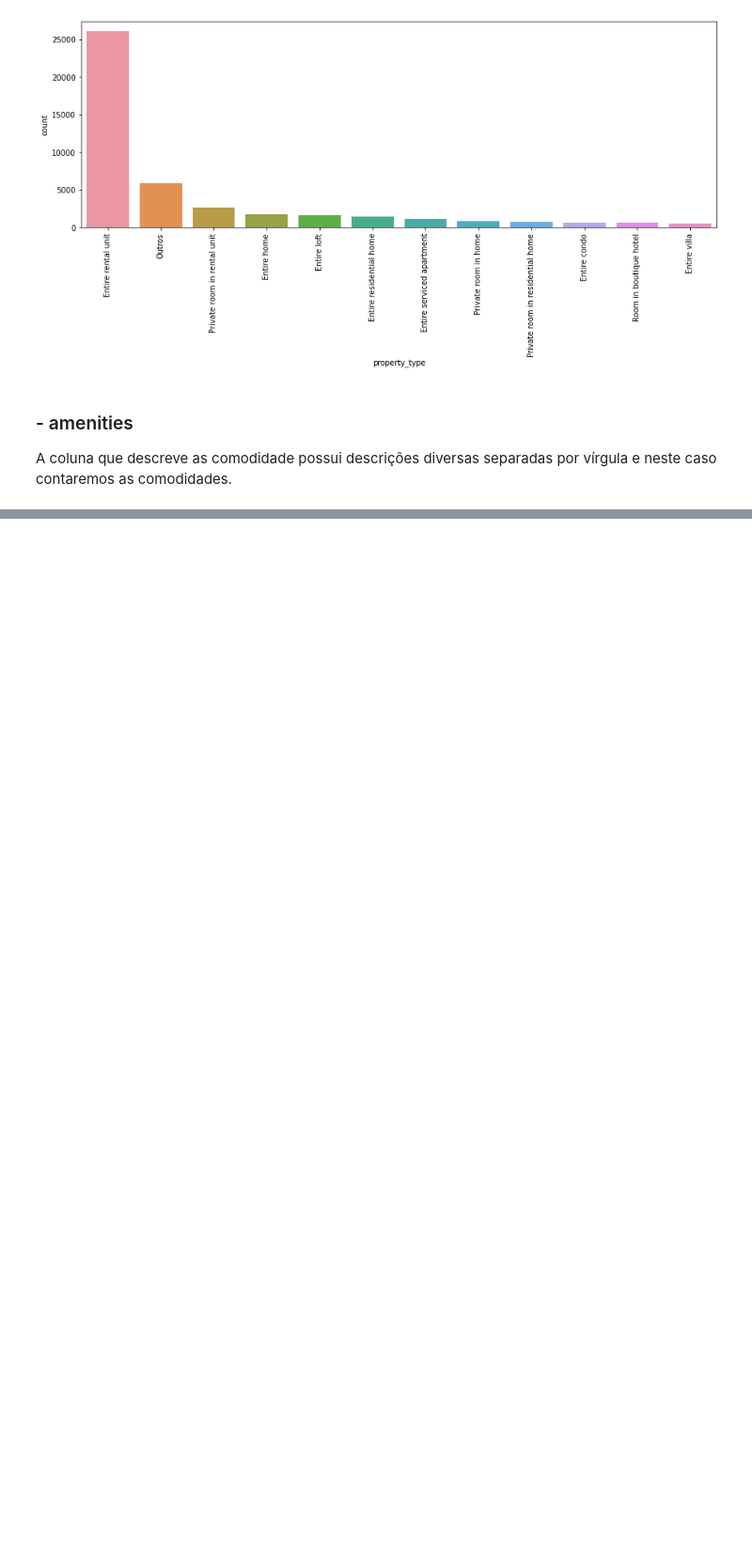
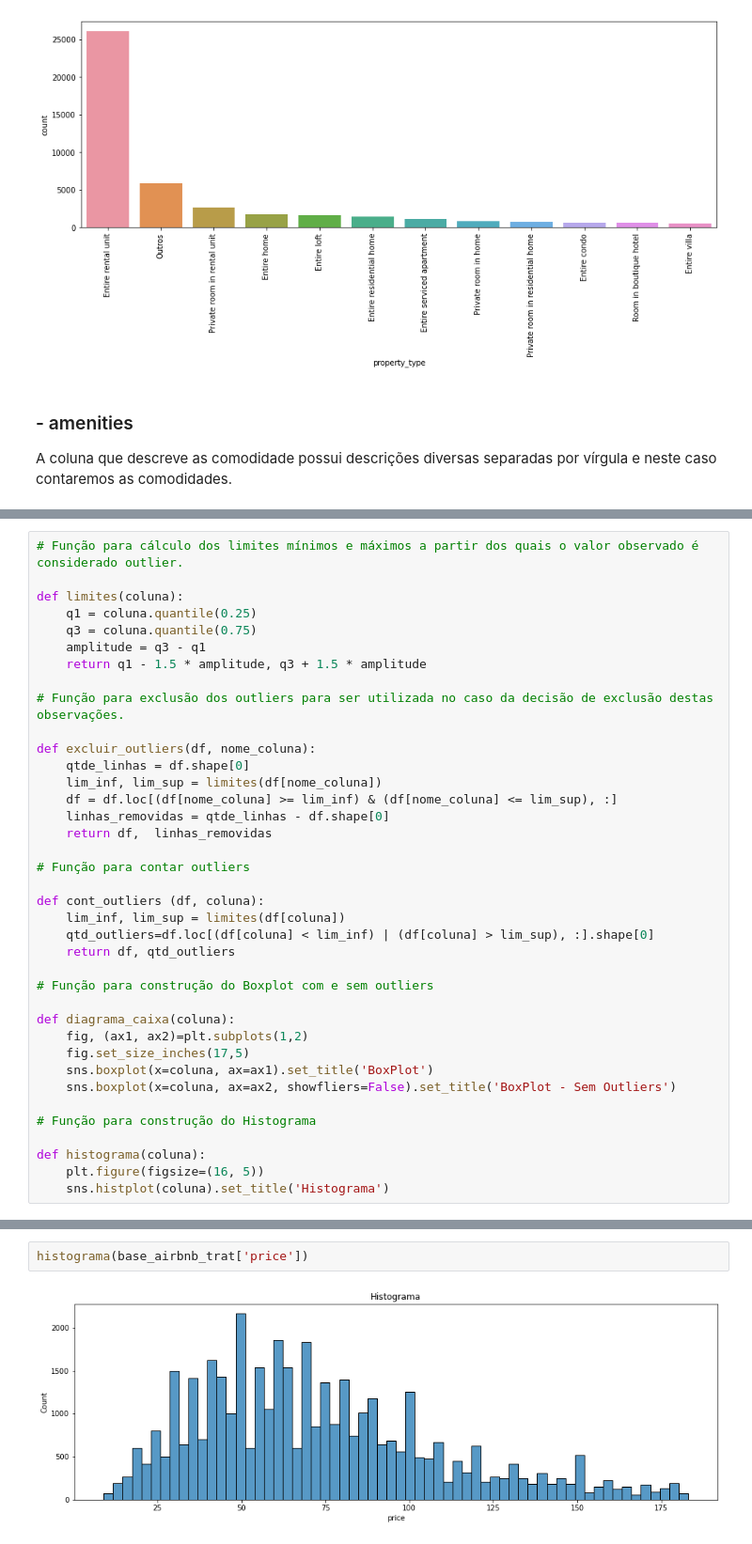
Before and after one commit to KATYGDF/Airbnb_Porto, a Jupyter notebook: Airbnb_Porto.ipynb, the cells around one changed output, grey strips where cells are left out. Shown: that part at 94% size. Saved outputs shown, nothing was run; the diff lists cells and outputs as text; blank space fills up the shorter version.

```diff
--- a/Airbnb_Porto.ipynb
+++ b/Airbnb_Porto.ipynb
@@ -249,0 +265,38 @@ base_airbnb_trat['n_amenities'] = base_airbnb_trat['amenities'].str.split(',').a
+# %%
+# Função para cálculo dos limites mínimos e máximos a partir dos quais o valor observado é considerado outlier.
+
+def limites(coluna):
+    q1 = coluna.quantile(0.25)
+    q3 = coluna.quantile(0.75)
+    amplitude = q3 - q1
+    return q1 - 1.5 * amplitude, q3 + 1.5 * amplitude
+
+# Função para exclusão dos outliers para ser utilizada no caso da decisão de exclusão destas observações.
+
+def excluir_outliers(df, nome_coluna):
+    qtde_linhas = df.shape[0]
+    lim_inf, lim_sup = limites(df[nome_coluna])
+    df = df.loc[(df[nome_coluna] >= lim_inf) & (df[nome_coluna] <= lim_sup), :]
+    linhas_removidas = qtde_linhas - df.shape[0]
+    return df,  linhas_removidas
+
+# Função para contar outliers
+
+def cont_outliers (df, coluna):
+    lim_inf, lim_sup = limites(df[coluna])
+    qtd_outliers=df.loc[(df[coluna] < lim_inf) | (df[coluna] > lim_sup), :].shape[0]
+    return df, qtd_outliers
+
+# Função para construção do Boxplot com e sem outliers
+
+def diagrama_caixa(coluna):
+    fig, (ax1, ax2)=plt.subplots(1,2)
+    fig.set_size_inches(17,5)
+    sns.boxplot(x=coluna, ax=ax1).set_title('BoxPlot')
+    sns.boxplot(x=coluna, ax=ax2, showfliers=False).set_title('BoxPlot - Sem Outliers')
+
+# Função para construção do Histograma
+
+def histograma(coluna):
+    plt.figure(figsize=(16, 5))
+    sns.histplot(coluna).set_title('Histograma')
@@ -249,0 +342,4 @@ base_airbnb_trat['n_amenities'] = base_airbnb_trat['amenities'].str.split(',').a
+# %%
+histograma(base_airbnb_trat['price'])
+# %% [output]
+[figure, added]
```
Also changed, not shown: parts of 15 cells of this notebook.
